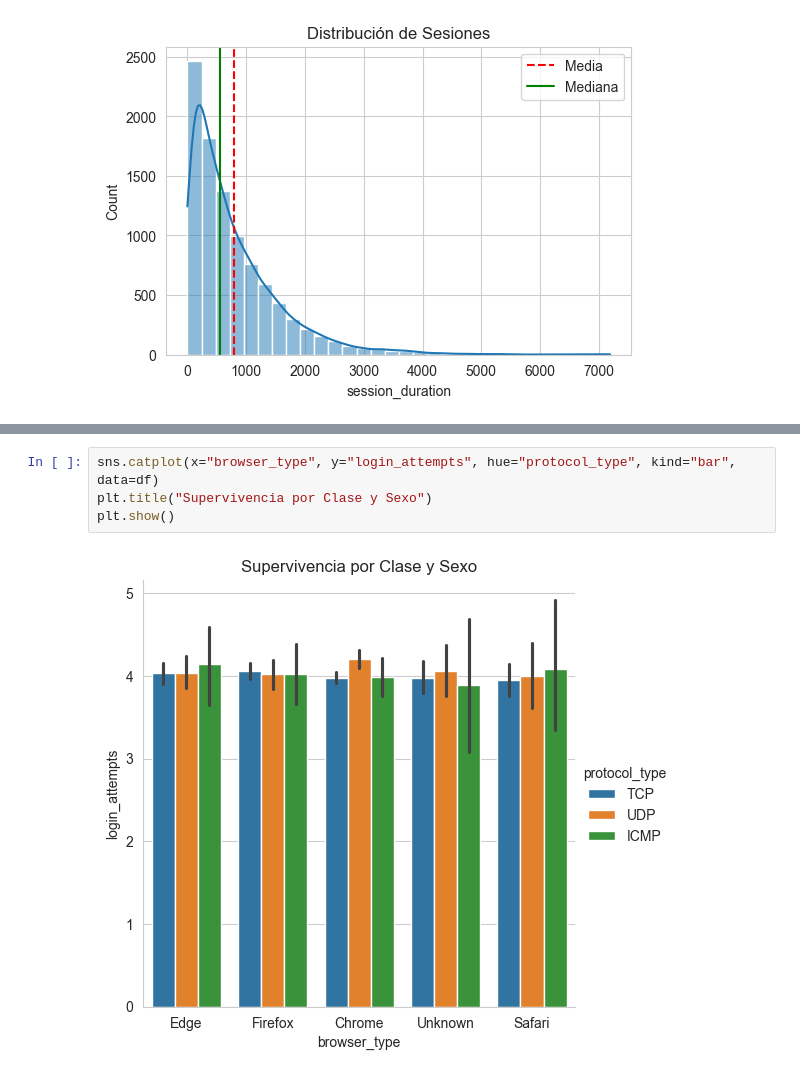
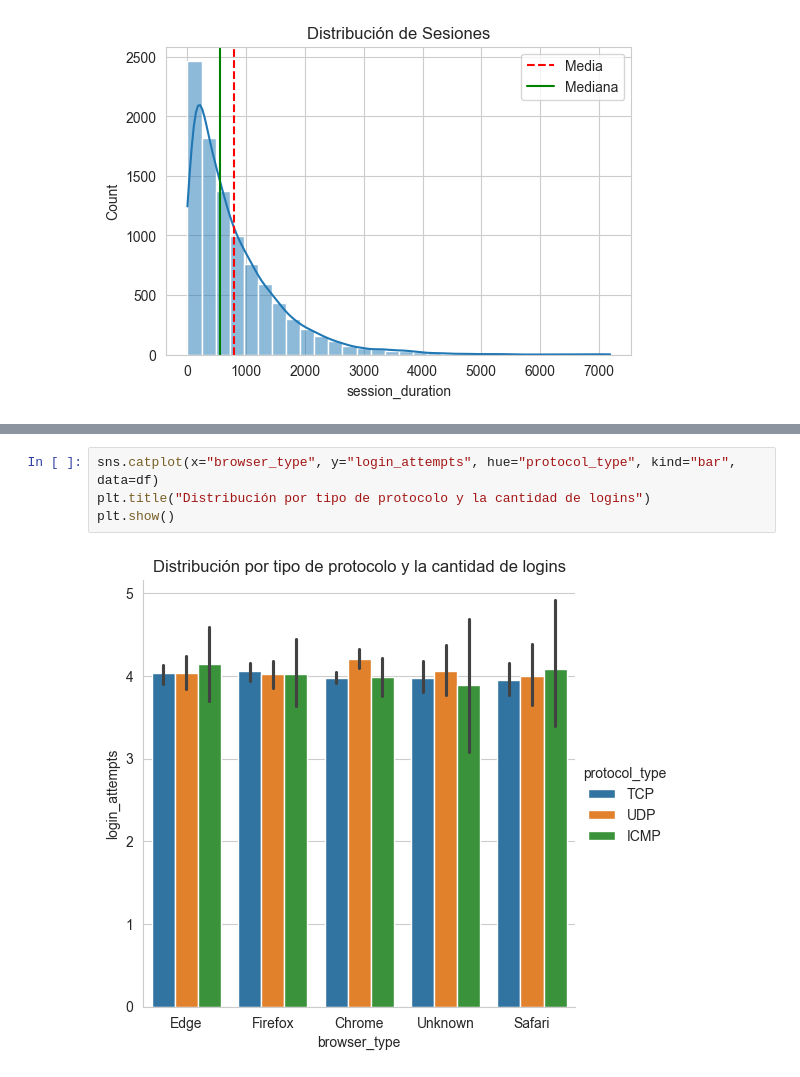
Before and after one commit to mikewig/EDA-Project, a Jupyter notebook: EDA.ipynb, the cells around one changed output, grey strips where cells are left out. Drawn from its saved outputs; the diff is of its cells as text.

Commit message:
remove: replace one graphic

```diff
--- a/EDA.ipynb
+++ b/EDA.ipynb
@@ -114,6 +114,6 @@ plt.show()
 # %%
 sns.catplot(x="browser_type", y="login_attempts", hue="protocol_type", kind="bar", data=df)
-plt.title("Supervivencia por Clase y Sexo")
+plt.title("Distribución por tipo de protocolo y la cantidad de logins")
 plt.show()
 # %% [output]
-[figure, old version]
+[figure, new version]
```
Also changed, not shown: parts of 3 cells of this notebook.
